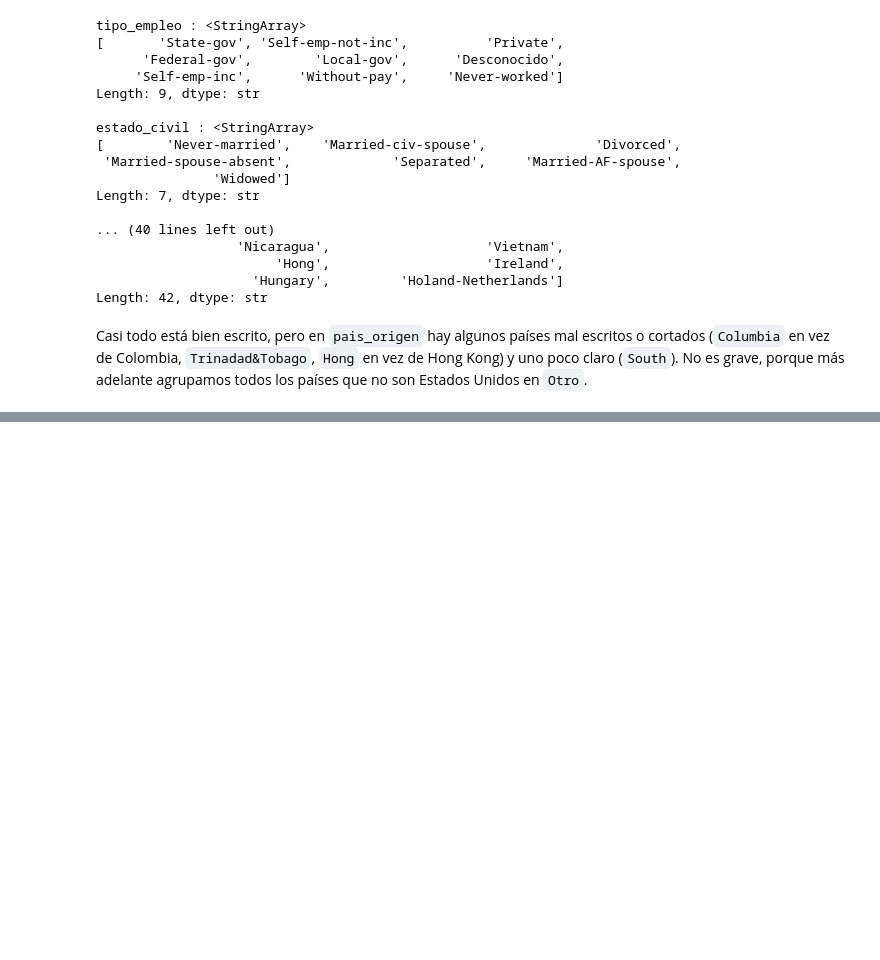
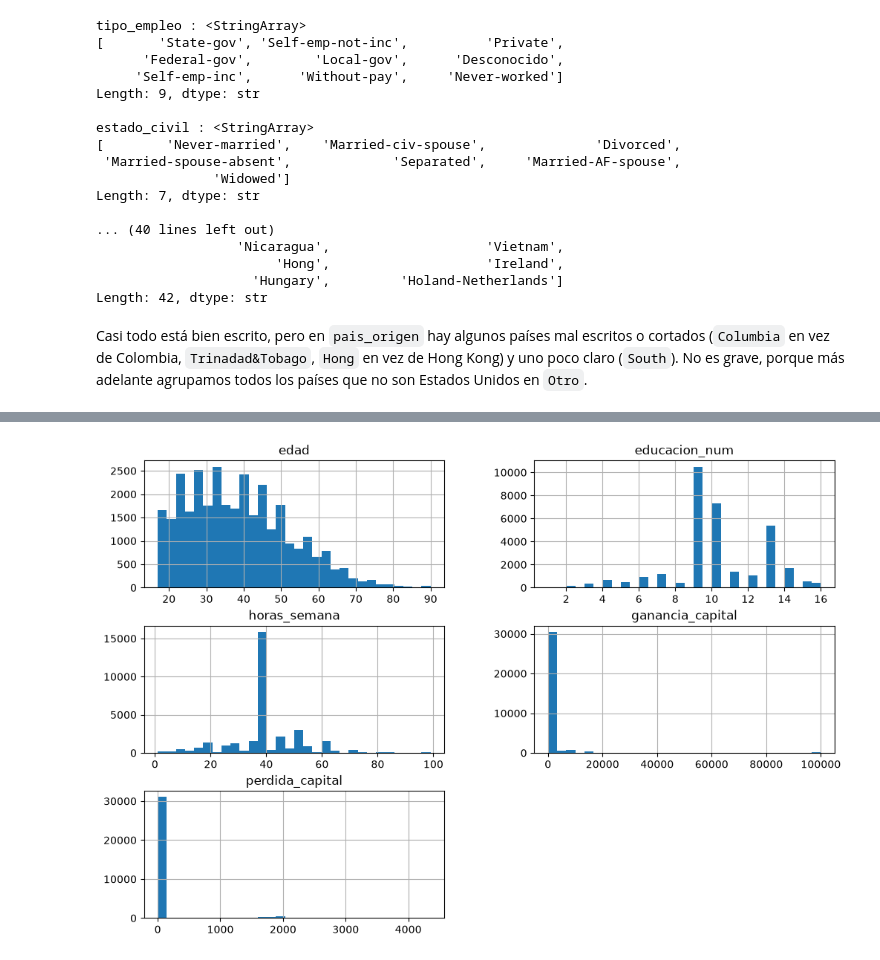
Before and after one commit to cesarmata1/Practica_Grupal_Aprendizaje_Automatico, a Jupyter notebook: notebooks/00_EDA_adult.ipynb, the cells around one changed output, grey strips where cells are left out. Drawn from its saved outputs; the diff is of its cells as text; code cells hidden in the pictures; blank space fills up the shorter version.

```diff
--- a/notebooks/00_EDA_adult.ipynb
+++ b/notebooks/00_EDA_adult.ipynb
@@ -292,0 +297,3 @@ Casi todo está bien escrito, pero en `pais_origen` hay algunos países mal escr
+# %%
+numericas = ['edad', 'educacion_num', 'horas_semana', 'ganancia_capital', 'perdida_capital']
+df[numericas].describe()
@@ -292,0 +316,5 @@ Casi todo está bien escrito, pero en `pais_origen` hay algunos países mal escr
+# %%
+df[numericas].hist(bins=30, figsize=(12, 8))
+plt.show()
+# %% [output]
+[figure, added]
```
Also changed, not shown: parts of 8 cells of this notebook.
